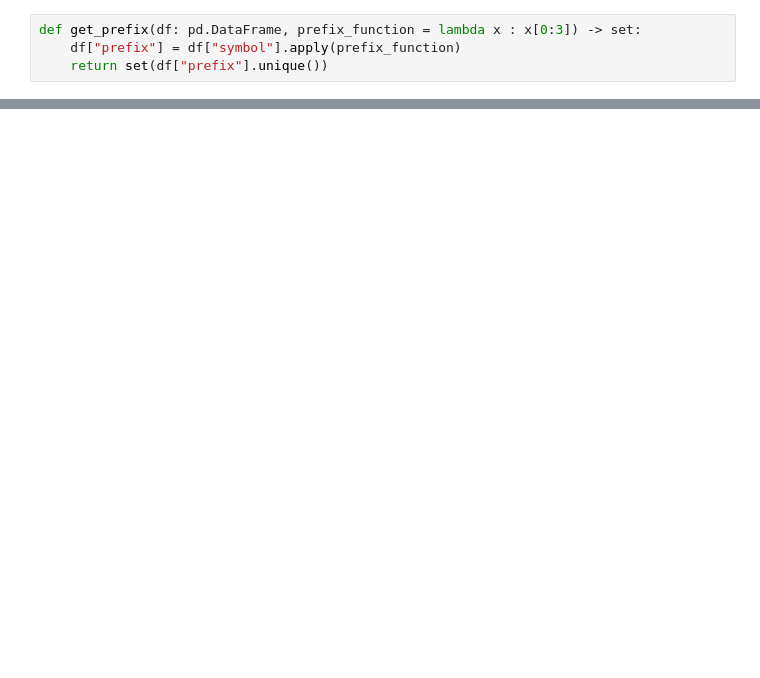
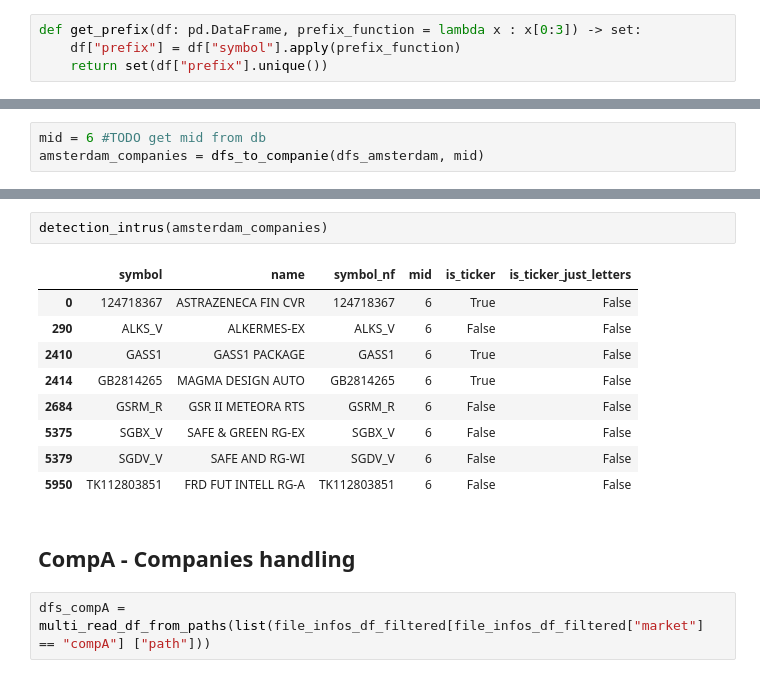
Before and after one commit to camilziane/bourse_big_data, a Jupyter notebook: analyzer/analyzer_playground.ipynb, the cells around one changed output, grey strips where cells are left out. Saved outputs shown, nothing was run; the diff lists cells and outputs as text; blank space fills up the shorter version.

```diff
--- a/analyzer/analyzer_playground.ipynb
+++ b/analyzer/analyzer_playground.ipynb
@@ -121,0 +126,3 @@ def pea_pme_df_to_companies(dfs: list[pd.DataFrame]):
+# %%
+mid = 6 #TODO get mid from db
+amsterdam_companies = dfs_to_companie(dfs_amsterdam, mid)
@@ -121,0 +145,16 @@ def pea_pme_df_to_companies(dfs: list[pd.DataFrame]):
+# %%
+detection_intrus(amsterdam_companies)
+# %% [output]
+|  | symbol | name | symbol_nf | mid | is_ticker | is_ticker_just_letters |
+| 0 | 124718367 | ASTRAZENECA FIN CVR | 124718367 | 6 | True | False |
+| 290 | ALKS_V | ALKERMES-EX | ALKS_V | 6 | False | False |
+| 2410 | GASS1 | GASS1 PACKAGE | GASS1 | 6 | True | False |
+| 2414 | GB2814265 | MAGMA DESIGN AUTO | GB2814265 | 6 | True | False |
+| 2684 | GSRM_R | GSR II METEORA RTS | GSRM_R | 6 | False | False |
+| 5375 | SGBX_V | SAFE & GREEN RG-EX | SGBX_V | 6 | False | False |
+| 5379 | SGDV_V | SAFE AND RG-WI | SGDV_V | 6 | False | False |
+| 5950 | TK112803851 | FRD FUT INTELL RG-A | TK112803851 | 6 | False | False |
+# %% [markdown]
+## CompA - Companies handling
+# %%
+dfs_compA = multi_read_df_from_paths(list(file_infos_df_filtered[file_infos_df_filtered["market"] == "compA"] ["path"]))
```
Also changed, not shown: parts of 49 cells of this notebook.
